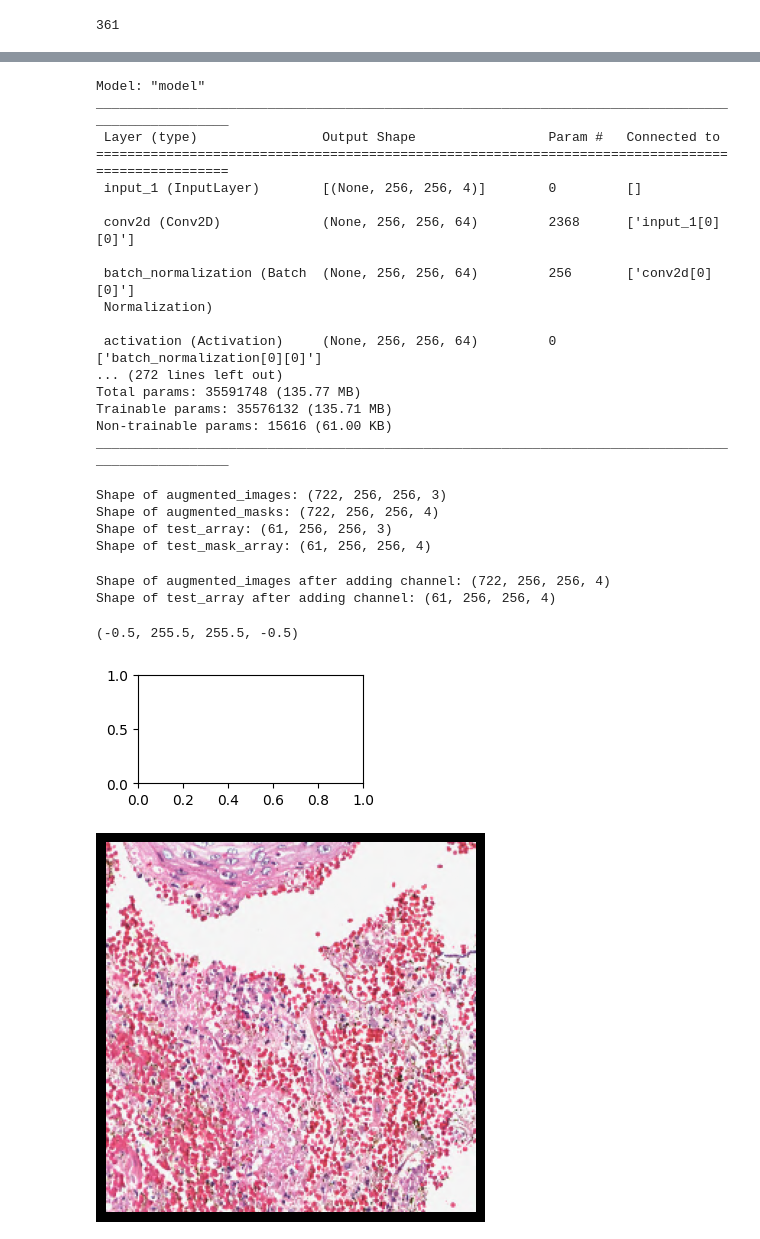
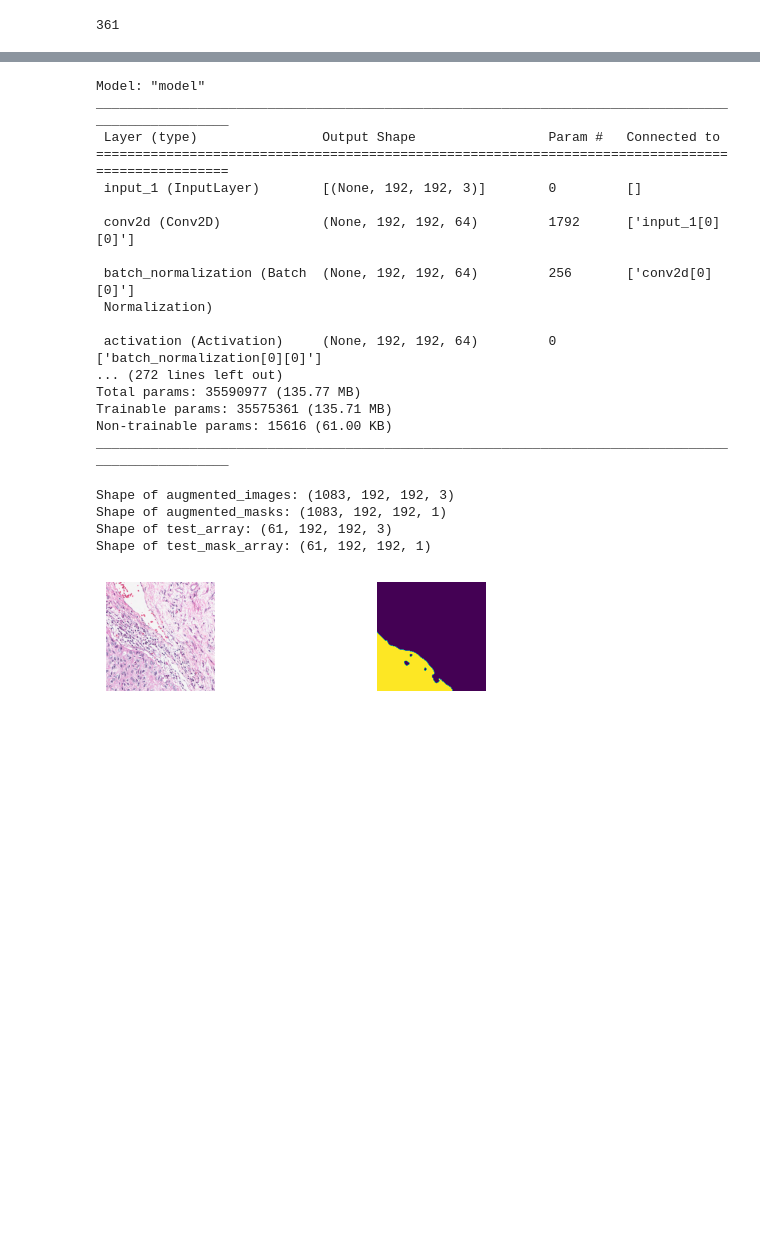
Before and after one commit to Gabril0/CNN, a Jupyter notebook: Attention_UNET_Oral_Cancer.ipynb, the cells around one changed output, grey strips where cells are left out. Saved outputs shown, nothing was run; the diff lists cells and outputs as text; code cells hidden in the pictures; blank space fills up the shorter version.

```diff
--- a/Attention_UNET_Oral_Cancer.ipynb
+++ b/Attention_UNET_Oral_Cancer.ipynb
@@ -317,7 +407,7 @@ def unet_build(input_shape):
   return model
 # %%
 #creation of the network
-input_shape = (width, height, 4)
+input_shape = (width, height, 3)
 model = unet_build(input_shape)
 model.summary()
 # %% [output]
@@ -325,52 +415,52 @@ Model: "model"
 __________________________________________________________________________________________________
  Layer (type)                Output Shape                 Param #   Connected to
 ==================================================================================================
- input_1 (InputLayer)        [(None, 256, 256, 4)]        0         []
+ input_1 (InputLayer)        [(None, 192, 192, 3)]        0         []
 
- conv2d (Conv2D)             (None, 256, 256, 64)         2368      ['input_1[0][0]']
+ conv2d (Conv2D)             (None, 192, 192, 64)         1792      ['input_1[0][0]']
 
- batch_normalization (Batch  (None, 256, 256, 64)         256       ['conv2d[0][0]']
+ batch_normalization (Batch  (None, 192, 192, 64)         256       ['conv2d[0][0]']
  Normalization)
 
- activation (Activation)     (None, 256, 256, 64)         0         ['batch_normalization[0][0]']
+ activation (Activation)     (None, 192, 192, 64)         0         ['batch_normalization[0][0]']
 ... (272 lines left out)
-Total params: 35591748 (135.77 MB)
-Trainable params: 35576132 (135.71 MB)
+Total params: 35590977 (135.77 MB)
+Trainable params: 35575361 (135.71 MB)
 Non-trainable params: 15616 (61.00 KB)
 __________________________________________________________________________________________________
 # %%
-augmented_images = np.array(augmented_images)
-augmented_masks = np.array(augmented_masks)
-test_array = np.array(test_array)
-test_mask_array = np.array(test_mask_array)
+preprocessed_augmented_images = np.array(preprocessed_augmented_images)
+preprocessed_augmented_masks = np.array(preprocessed_augmented_masks)
+preprocessed_test_array = np.array(preprocessed_test_array)
+preprocessed_test_masks= np.array(preprocessed_test_masks)
 # %%
-print("Shape of augmented_images:", augmented_images.shape)
-print("Shape of augmented_masks:", augmented_masks.shape)
-print("Shape of test_array:", test_array.shape)
-print("Shape of test_mask_array:", test_mask_array.shape)
+print("Shape of augmented_images:", preprocessed_augmented_images.shape)
+print("Shape of augmented_masks:", preprocessed_augmented_masks.shape)
+print("Shape of test_array:", preprocessed_test_array.shape)
+print("Shape of test_mask_array:", preprocessed_test_masks.shape)
 # %% [output]
-Shape of augmented_images: (722, 256, 256, 3)
-Shape of augmented_masks: (722, 256, 256, 4)
-Shape of test_array: (61, 256, 256, 3)
-Shape of test_mask_array: (61, 256, 256, 4)
+Shape of augmented_images: (1083, 192, 192, 3)
+Shape of augmented_masks: (1083, 192, 192, 1)
+Shape of test_array: (61, 192, 192, 3)
+Shape of test_mask_array: (61, 192, 192, 1)
 # %%
-augmented_images_with_channel = np.concatenate([augmented_images, np.ones_like(augmented_images[..., :1])], axis=-1)
-test_array_with_channel = np.concatenate([test_array, np.ones_like(test_array[..., :1])], axis=-1)
+#augmented_images_with_channel = np.concatenate([augmented_images, np.ones_like(augmented_images[..., :1])], axis=-1)
+#test_array_with_channel = np.concatenate([test_array, np.ones_like(test_array[..., :1])], axis=-1)
 
-print("Shape of augmented_images after adding channel:", augmented_images_with_channel.shape)
-print("Shape of test_array after adding channel:", test_array_with_channel.shape)
+#print("Shape of augmented_images after adding channel:", augmented_images_with_channel.shape)
+#print("Shape of test_array after adding channel:", test_array_with_channel.shape)
-# %% [output]
-Shape of augmented_images after adding channel: (722, 256, 256, 4)
-Shape of test_array after adding channel: (61, 256, 256, 4)
 # %%
 plt.subplot(3, 2, 1)
-plt.figure(facecolor='black')
-plt.imshow(test_array_with_channel[1])
+plt.imshow(preprocessed_test_array[1])
 plt.axis('off')
+
+plt.subplot(3, 2, 2)
+plt.imshow(preprocessed_test_masks[1])
+plt.axis('off')
+
+plt.show()
 # %% [output]
-(-0.5, 255.5, 255.5, -0.5)
-[figure, old version]
+[figure, new version]
-[figure, removed]
 # %%
 #training
 model.compile(optimizer="adam", loss="binary_crossentropy", metrics=["accuracy"])
```
Also changed, not shown: parts of 12 cells of this notebook.
